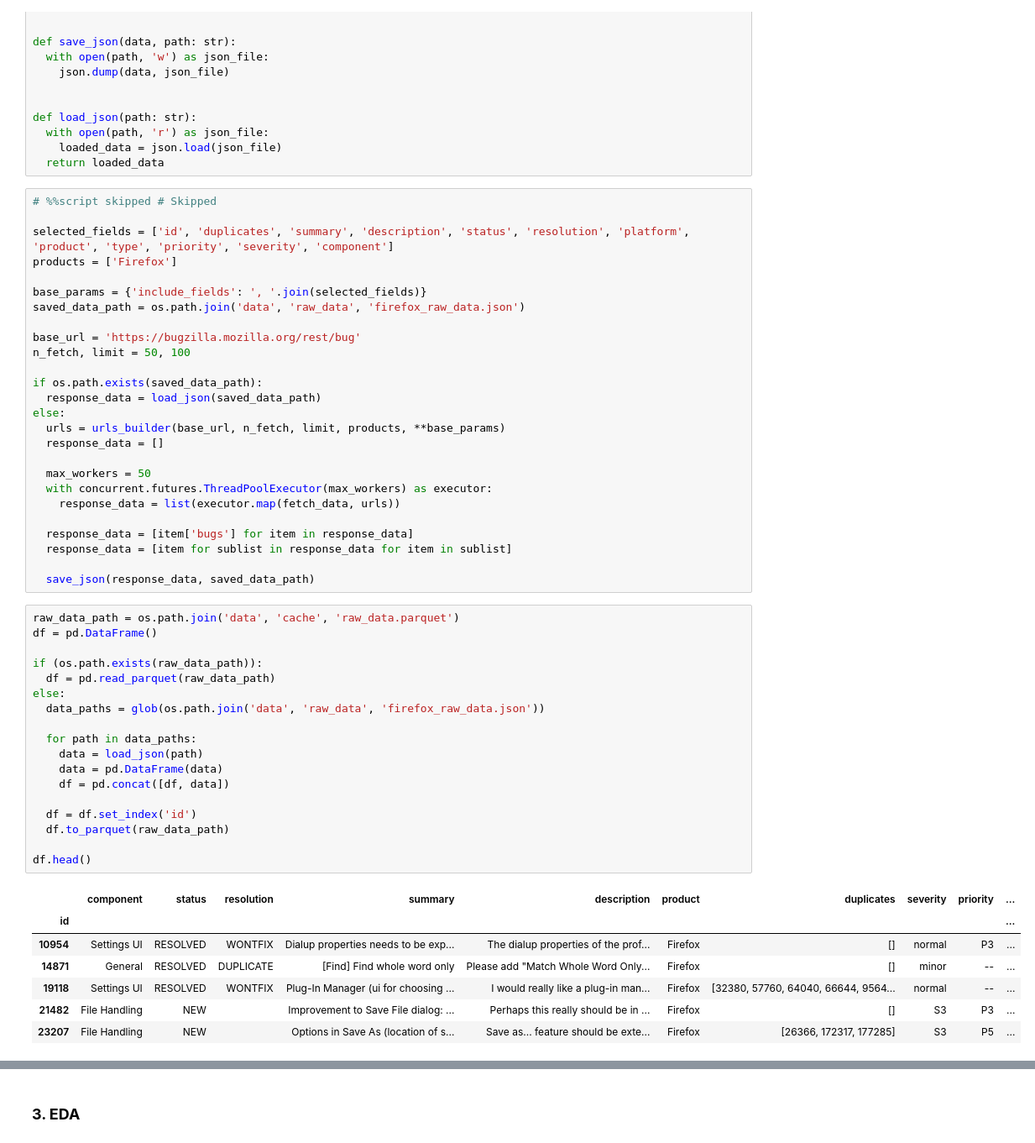
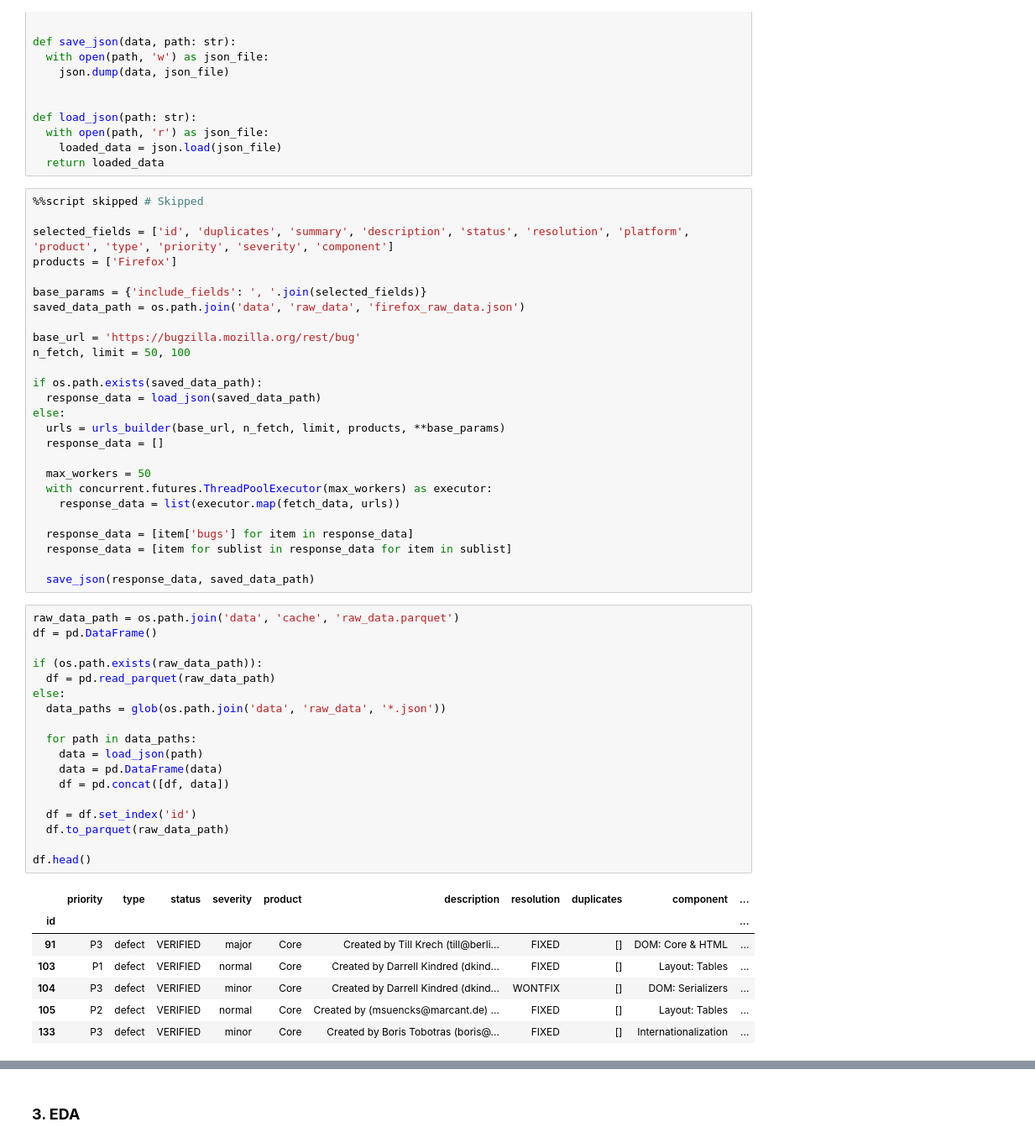
Before and after one commit to rezadzikri19/BuggyBuddy-Notebook, a Jupyter notebook: bug_classification.ipynb, the cells around one changed output, grey strips where cells are left out. Shown: that part at 84% size. Cells and saved outputs as stored; diff of their text form.

```diff
--- a/bug_classification.ipynb
+++ b/bug_classification.ipynb
@@ -106,7 +107,7 @@ def load_json(path: str):
     loaded_data = json.load(json_file)
   return loaded_data
 # %%
-# %%script skipped # Skipped
+%%script skipped # Skipped
 
 selected_fields = ['id', 'duplicates', 'summary', 'description', 'status', 'resolution', 'platform', 'product', 'type', 'priority', 'severity', 'component']
 products = ['Firefox']
@@ -134,27 +135,27 @@ else:
 # %%
 raw_data_path = os.path.join('data', 'cache', 'raw_data.parquet')
 df = pd.DataFrame()
 
 if (os.path.exists(raw_data_path)):
   df = pd.read_parquet(raw_data_path)
 else:
-  data_paths = glob(os.path.join('data', 'raw_data', 'firefox_raw_data.json'))
+  data_paths = glob(os.path.join('data', 'raw_data', '*.json'))
 
   for path in data_paths:
     data = load_json(path)
     data = pd.DataFrame(data)
     df = pd.concat([df, data])
 
   df = df.set_index('id')
   df.to_parquet(raw_data_path)
 
 df.head()
 # %% [output]
-|  | component | status | resolution | summary | description | product | duplicates | severity | priority | ... |
+|  | priority | type | status | severity | product | description | resolution | duplicates | component | ... |
 | id |  |  |  |  |  |  |  |  |  | ... |
-| 10954 | Settings UI | RESOLVED | WONTFIX | Dialup properties needs to be exp... | The dialup properties of the prof... | Firefox | [] | normal | P3 | ... |
-| 14871 | General | RESOLVED | DUPLICATE | [Find] Find whole word only | Please add "Match Whole Word Only... | Firefox | [] | minor | -- | ... |
-| 19118 | Settings UI | RESOLVED | WONTFIX | Plug-In Manager (ui for choosing ... | I would really like a plug-in man... | Firefox | [32380, 57760, 64040, 66644, 9564... | normal | -- | ... |
-| 21482 | File Handling | NEW |  | Improvement to Save File dialog: ... | Perhaps this really should be in ... | Firefox | [] | S3 | P3 | ... |
-| 23207 | File Handling | NEW |  | Options in Save As (location of s... | Save as... feature should be exte... | Firefox | [26366, 172317, 177285] | S3 | P5 | ... |
+| 91 | P3 | defect | VERIFIED | major | Core | Created by Till Krech (till@berli... | FIXED | [] | DOM: Core & HTML | ... |
+| 103 | P1 | defect | VERIFIED | normal | Core | Created by Darrell Kindred (dkind... | FIXED | [] | Layout: Tables | ... |
+| 104 | P3 | defect | VERIFIED | minor | Core | Created by Darrell Kindred (dkind... | WONTFIX | [] | DOM: Serializers | ... |
+| 105 | P2 | defect | VERIFIED | normal | Core | Created by (msuencks@marcant.de) ... | FIXED | [] | Layout: Tables | ... |
+| 133 | P3 | defect | VERIFIED | minor | Core | Created by Boris Tobotras (boris@... | FIXED | [] | Internationalization | ... |
 # %%
```
Also changed, not shown: parts of 50 cells of this notebook, 3 other files.
